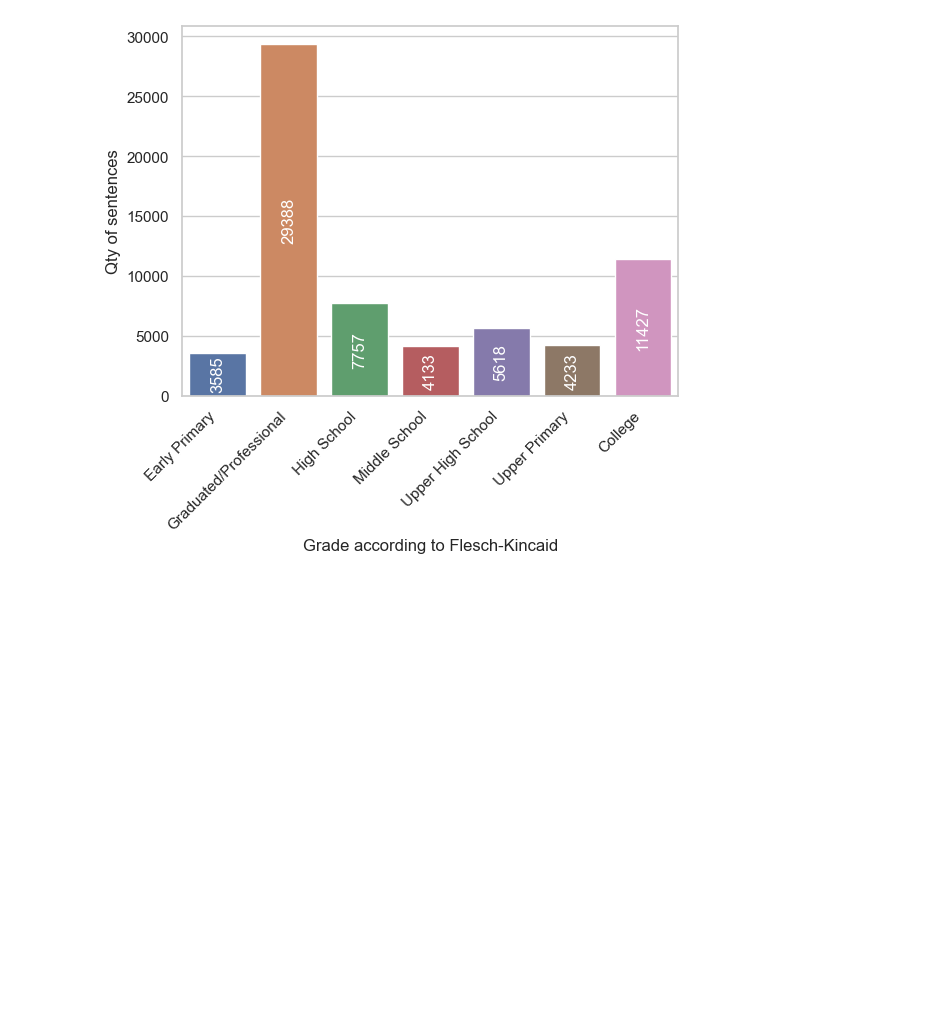
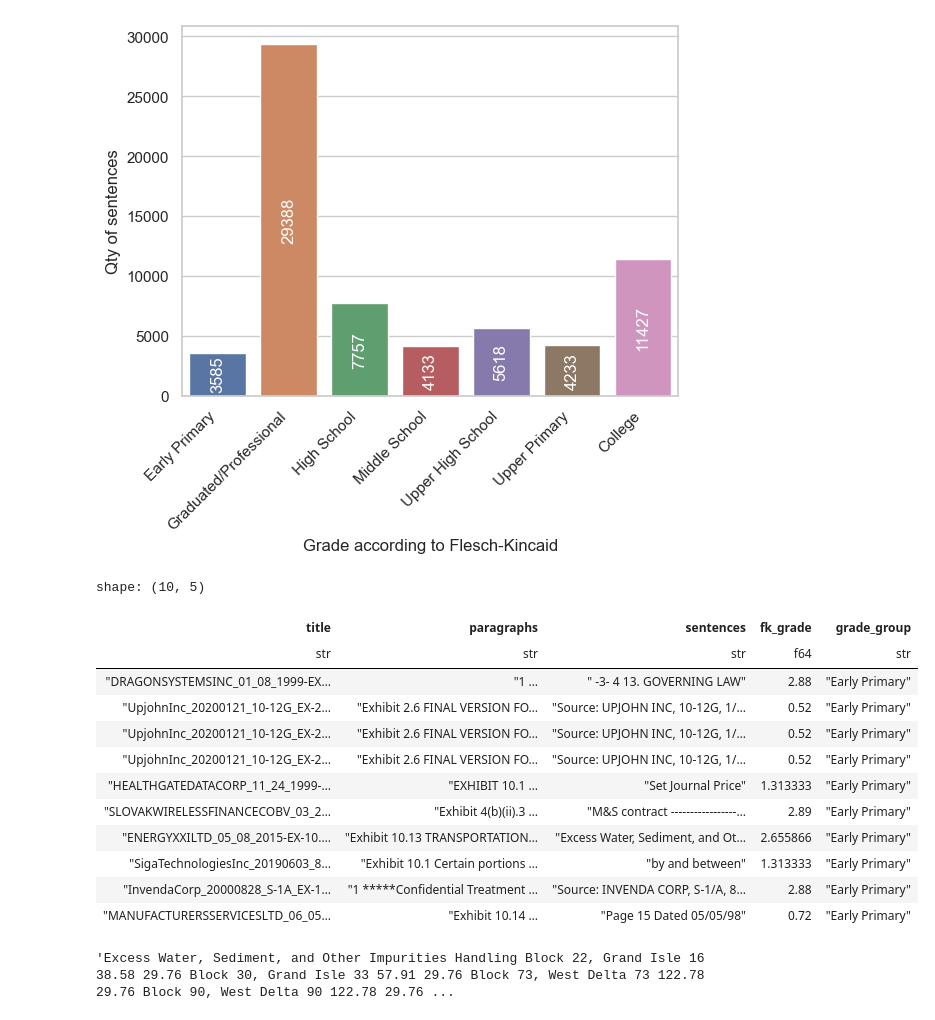
Before and after one commit to danilopsss/uol_capstone_project, a Jupyter notebook: data/datasets/CUAD/cuad.ipynb, the cells around one changed output. Drawn from its saved outputs; the diff is of its cells as text; code cells hidden in the pictures; blank space fills up the shorter version.

```diff
--- a/data/datasets/CUAD/cuad.ipynb
+++ b/data/datasets/CUAD/cuad.ipynb
@@ -154,3 +154,25 @@ for p in ax.patches:
             ha='center', va='center', color='white',rotation=90)
 # %% [output]
 [figure]
+# %%
+x = agg_by_grade.filter(polars.col("grade_group") == "Early Primary").sample(10)
+# %%
+x
+# %% [output]
+shape: (10, 5)
+| title | paragraphs | sentences | fk_grade | grade_group |
+| str | str | str | f64 | str |
+| "DRAGONSYSTEMSINC_01_08_1999-EX… | "1 … | " -3- 4 13. GOVERNING LAW" | 2.88 | "Early Primary" |
+| "UpjohnInc_20200121_10-12G_EX-2… | "Exhibit 2.6 FINAL VERSION FO… | "Source: UPJOHN INC, 10-12G, 1/… | 0.52 | "Early Primary" |
+| "UpjohnInc_20200121_10-12G_EX-2… | "Exhibit 2.6 FINAL VERSION FO… | "Source: UPJOHN INC, 10-12G, 1/… | 0.52 | "Early Primary" |
+| "UpjohnInc_20200121_10-12G_EX-2… | "Exhibit 2.6 FINAL VERSION FO… | "Source: UPJOHN INC, 10-12G, 1/… | 0.52 | "Early Primary" |
+| "HEALTHGATEDATACORP_11_24_1999-… | "EXHIBIT 10.1 … | "Set Journal Price" | 1.313333 | "Early Primary" |
+| "SLOVAKWIRELESSFINANCECOBV_03_2… | "Exhibit 4(b)(ii).3 … | "M&S contract -----------------… | 2.89 | "Early Primary" |
+| "ENERGYXXILTD_05_08_2015-EX-10.… | "Exhibit 10.13 TRANSPORTATION… | "Excess Water, Sediment, and Ot… | 2.655866 | "Early Primary" |
+| "SigaTechnologiesInc_20190603_8… | "Exhibit 10.1 Certain portions … | "by and between" | 1.313333 | "Early Primary" |
+| "InvendaCorp_20000828_S-1A_EX-1… | "1 *****Confidential Treatment … | "Source: INVENDA CORP, S-1/A, 8… | 2.88 | "Early Primary" |
+| "MANUFACTURERSSERVICESLTD_06_05… | "Exhibit 10.14 … | "Page 15 Dated 05/05/98" | 0.72 | "Early Primary" |
+# %%
+x.select("sentences")[6,0]
+# %% [output]
+'Excess Water, Sediment, and Other Impurities Handling Block 22, Grand Isle 16 38.58 29.76 Block 30, Grand Isle 33 57.91 29.76 Block 73, West Delta 73 122.78 29.76 Block 90, West Delta 90 122.78 29.76 ...
```
Also changed, not shown: 11 other files.
